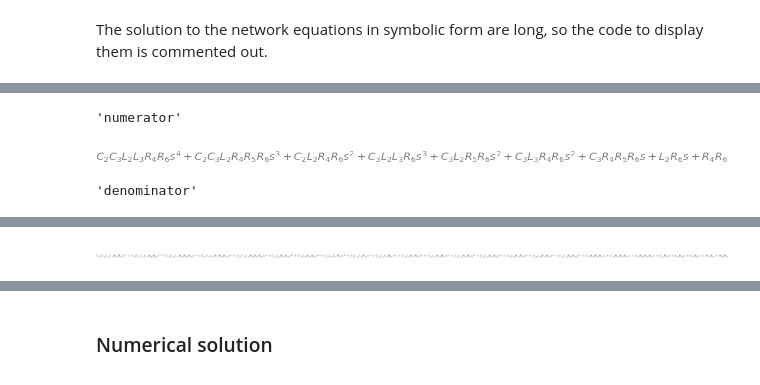
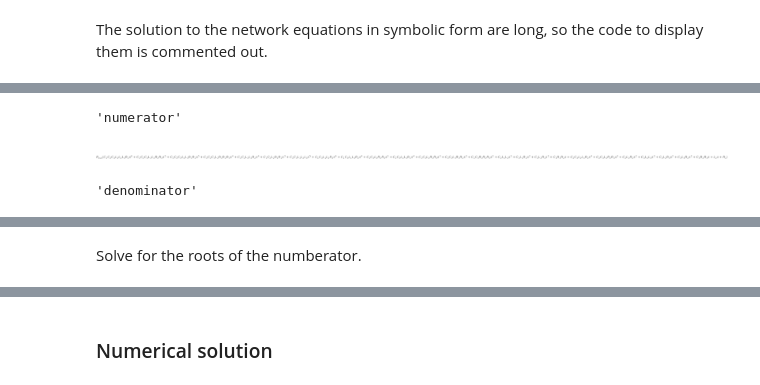
Before and after one commit to Tiburonboy/Symbolic-Modified-Nodal-Analysis-using-Python, a Jupyter notebook: backup/Pi-Filter.ipynb, the cells around one changed output, grey strips where cells are left out. Drawn from its saved outputs; the diff is of its cells as text; code cells hidden in the pictures.

```diff
--- a/backup/Pi-Filter.ipynb
+++ b/backup/Pi-Filter.ipynb
@@ -435,6 +294,6 @@ The solution to the network equations in symbolic form are long, so the code to
 
 #Markdown(temp)
 # %%
-H_sym = (U_sym[v2]/U_sym[v1]).simplify()
+H_sym = (U_sym[v2]/U_sym[v8]).simplify()
 H_sym
 # %% [output]
@@ -472,7 +329,7 @@ The voltage on node N is symplified with the chain of operators applied to the e
 # %%
 n, d = fraction(H_sym)
-display('numerator', n.expand(), 'denominator', cancel(d,s))
+display('numerator', n, 'denominator', d)
 # %% [output]
 'numerator'
-[figure, old version]
+[figure, new version]
 'denominator'
@@ -480,7 +337,5 @@ display('numerator', n.expand(), 'denominator', cancel(d,s))
-# %%
-d.factor()
-# %% [output]
-[figure, removed]
+# %% [markdown]
+Solve for the roots of the numberator.
 # %%
 solve(n,s)
 # %% [output]
```
Also changed, not shown: parts of 137 cells of this notebook, 10 other files.
